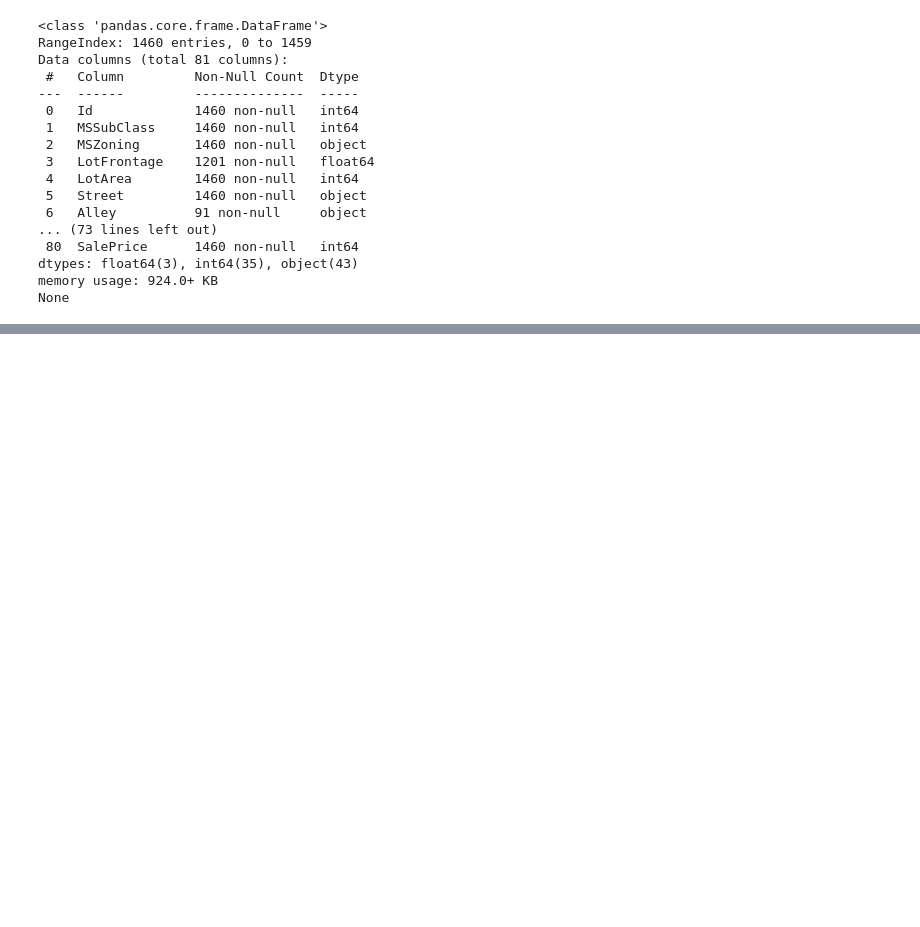
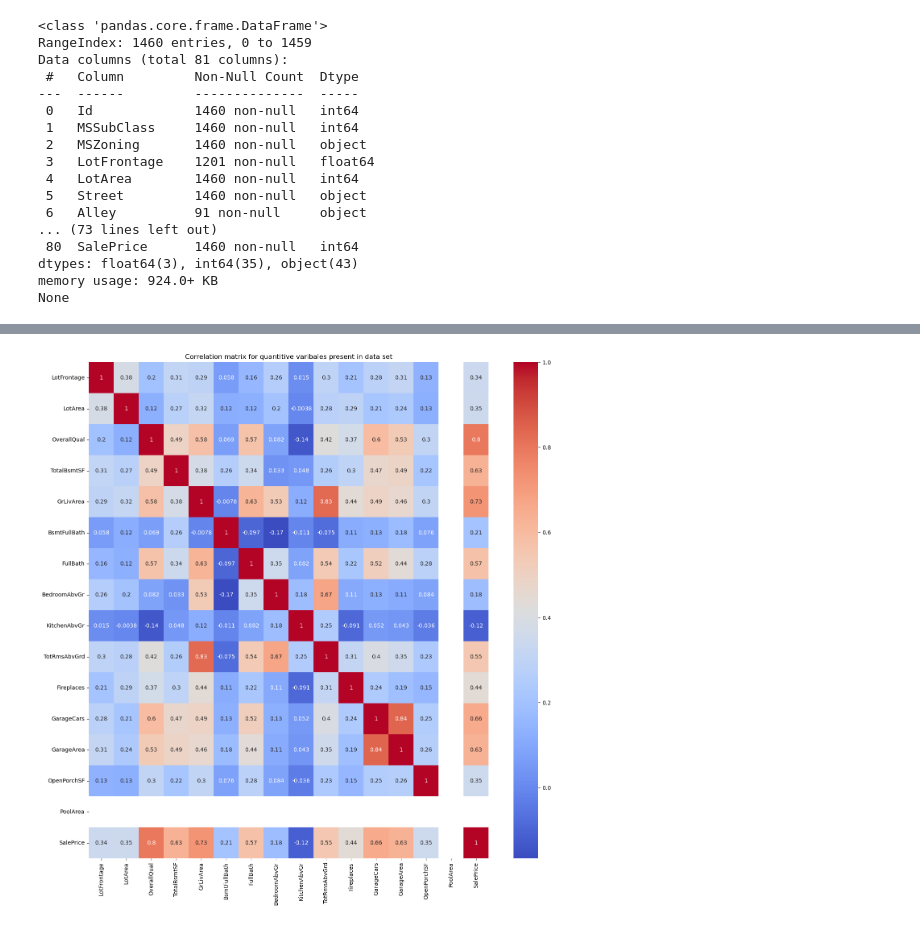
Before and after one commit to khatrisnk/Assignment-Advance-Regression, a Jupyter notebook: house-price-assignment.ipynb, the cells around one changed output, grey strips where cells are left out. Saved outputs shown, nothing was run; the diff lists cells and outputs as text; code cells hidden in the pictures; blank space fills up the shorter version.

```diff
--- a/house-price-assignment.ipynb
+++ b/house-price-assignment.ipynb
@@ -226,0 +736,3 @@ None
+# %%
+hd['PropAge'] = hd.YearBuilt.apply(lambda x: 'OLDEST' if x <= 1950 else 'OLD' if x <= 1990 else 'NEW')
+hd['PropAge'] = hd.PropAge.astype('category')
@@ -226,0 +746,10 @@ None
+# %%
+# Lets drop the YearBuilt column. No more required
+hd = hd.drop('YearBuilt', axis=1)
+categorical_vars = [
+    'MSZoning', 'Street', 'LotShape', 'Utilities',
+    'LandSlope', 'Neighborhood', 'Condition1', 'BldgType', 'HouseStyle',
+    'PropAge', 'RoofStyle', 'ExterQual', 'Foundation', 'BsmtQual', 'BsmtExposure',
+    'Heating', 'HeatingQC', 'CentralAir', 'Electrical', 'KitchenQual', 'FireplaceQu',
+    'GarageType', 'GarageQual', 'PavedDrive', 'SaleCondition'
+]
@@ -226,0 +794,7 @@ None
+# %%
+plt.figure(figsize=(16, 16))
+sns.heatmap(data=hd.corr(), annot=True, cmap='coolwarm')
+plt.title('Correlation matrix for quantitive varibales present in data set')
+plt.show()
+# %% [output]
+[figure, added]
```
Also changed, not shown: parts of 117 cells of this notebook.
